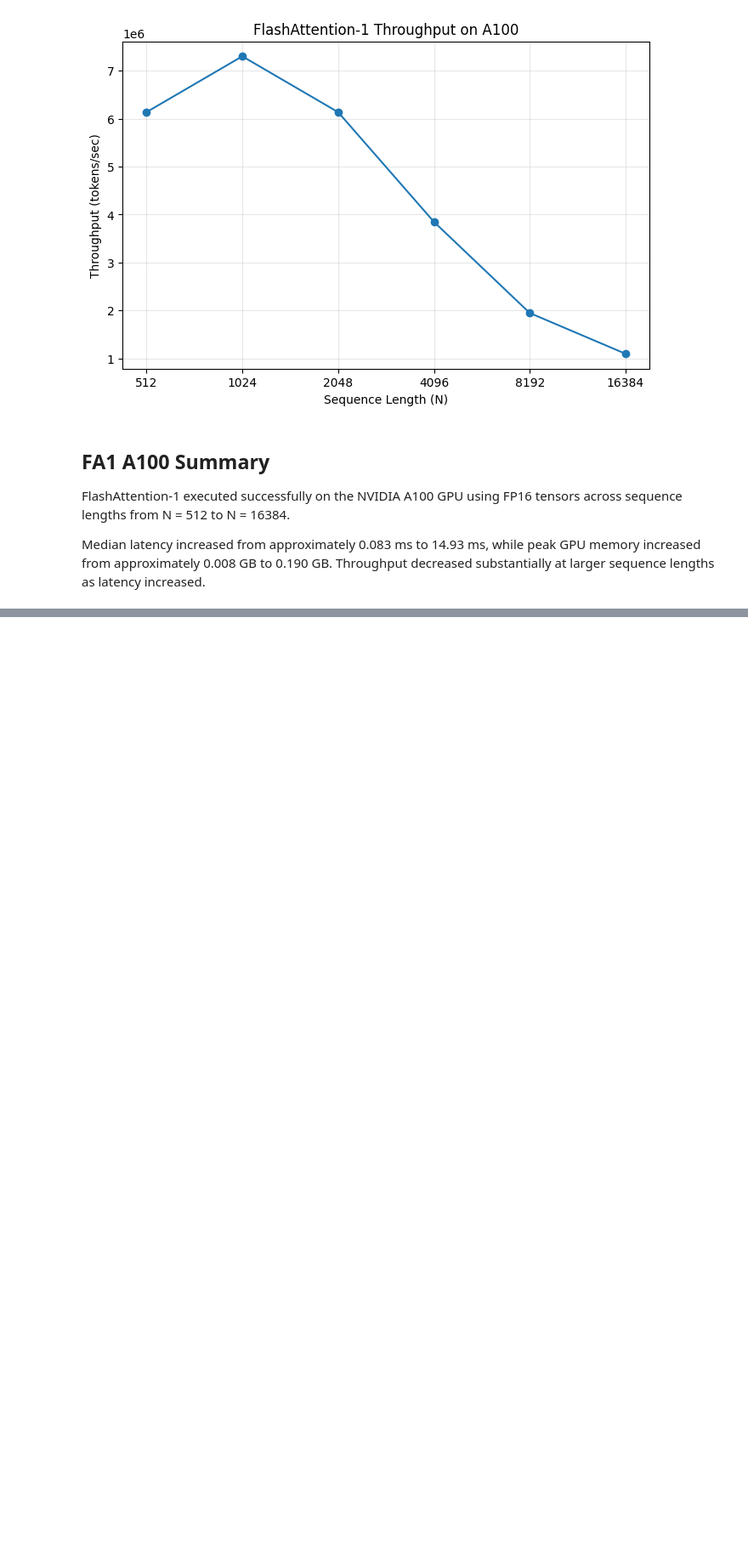
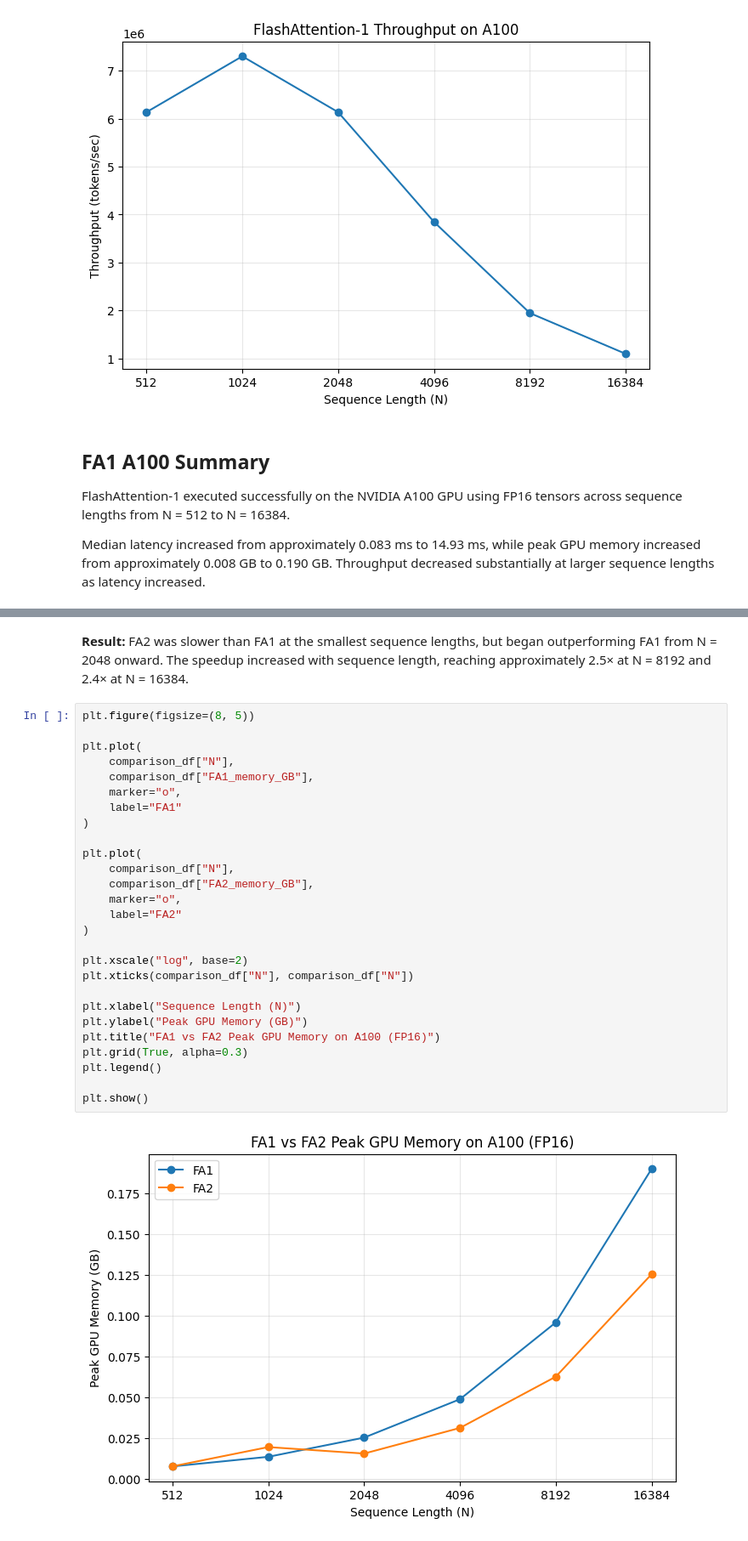
Before and after one commit to deepinsightai/flash-attention, a Jupyter notebook: blackwell_sdpa_smoke_test.ipynb, the cells around one changed output, grey strips where cells are left out. Shown at 85% size. Cells and saved outputs as stored; diff of their text form; blank space fills up the shorter version.

```diff
--- a/blackwell_sdpa_smoke_test.ipynb
+++ b/blackwell_sdpa_smoke_test.ipynb
@@ -1856,0 +2201,31 @@ Median latency increased from approximately 0.083 ms to 14.93 ms, while peak GPU
+# %% [markdown]
+**Result:** FA2 was slower than FA1 at the smallest sequence lengths, but began outperforming FA1 from N = 2048 onward. The speedup increased with sequence length, reaching approximately 2.5× at N = 8192 and 2.4× at N = 16384.
+# %%
+plt.figure(figsize=(8, 5))
+
+plt.plot(
+    comparison_df["N"],
+    comparison_df["FA1_memory_GB"],
+    marker="o",
+    label="FA1"
+)
+
+plt.plot(
+    comparison_df["N"],
+    comparison_df["FA2_memory_GB"],
+    marker="o",
+    label="FA2"
+)
+
+plt.xscale("log", base=2)
+plt.xticks(comparison_df["N"], comparison_df["N"])
+
+plt.xlabel("Sequence Length (N)")
+plt.ylabel("Peak GPU Memory (GB)")
+plt.title("FA1 vs FA2 Peak GPU Memory on A100 (FP16)")
+plt.grid(True, alpha=0.3)
+plt.legend()
+
+plt.show()
+# %% [output]
+[figure, added]
```
Also changed, not shown: parts of 22 cells of this notebook.
